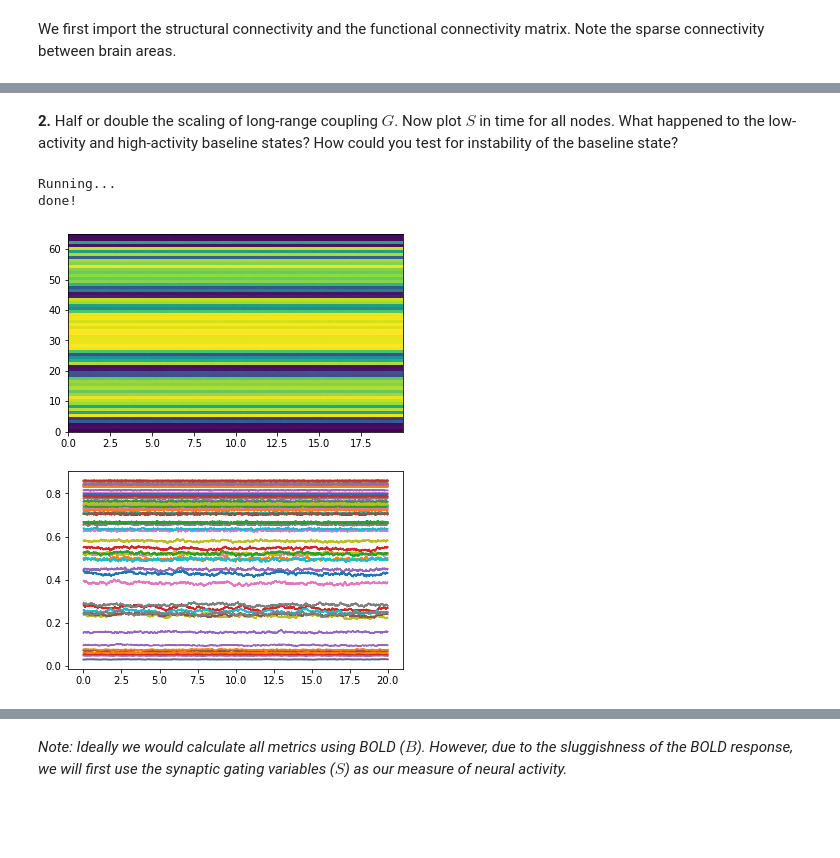
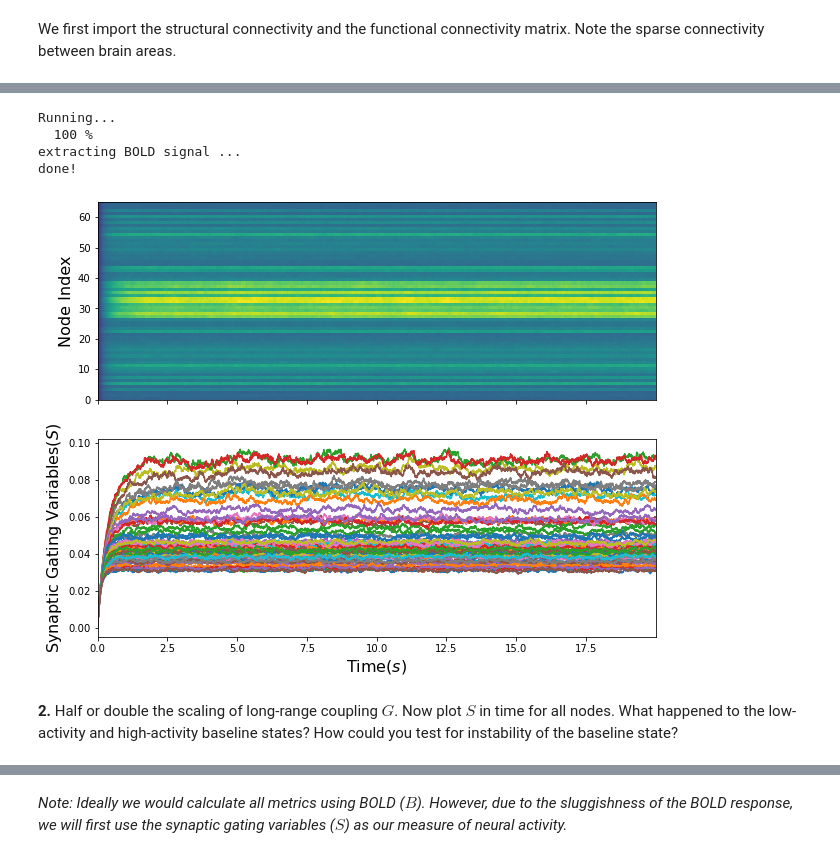
Before and after one commit to NeoNeuron/CCN2021_TUT, a Jupyter notebook: large-scale.ipynb, the cells around one changed output, grey strips where cells are left out. Drawn from its saved outputs; the diff is of its cells as text; code cells hidden in the pictures; blank space fills up the shorter version.

```diff
--- a/large-scale.ipynb
+++ b/large-scale.ipynb
@@ -338,13 +327,13 @@ _Note: For comptuational expediency in this tutorial, we will focus on the dynam
 # %%
-####  get default parameters
+#  get default parameters
 default_params=default_pars(C,)
-#### run simulation
+# run simulation
 DATAPACK = run_sim(default_params,verbose=True)
 
-fig,ax = plt.subplots(2,1,figsize=(6,8))
-tt = default_params['range_t']
-#### heatmap
-ax[0].pcolormesh(tt, np.arange(66),DATAPACK['S'])
-Sdata = DATAPACK['S']
-for ineuron in range(default_params['N']):
-    ax[1].plot(tt,Sdata[ineuron])
+plot_S_dynamics(default_params, DATAPACK)
+# %% [output]
+Running...
+  100 %
+extracting BOLD signal ...
+done!
+[figure, added]
@@ -359,32 +340,2 @@ for ineuron in range(default_params['N']):
 # %% [markdown]
 **2.** Half or double the scaling of long-range coupling $G$. Now plot $S$ in time for all nodes. What happened to the low-activity and high-activity baseline states? How could you test for instability of the baseline state?
-# %%
-####  get default parameters
-default_params=default_pars(C,)
-params=default_params.copy()
-# params['G']*=0.5
-# #### run simulation
-# DATAPACK = run_sim_h(params,verbose=True)#,S=DATAPACK['S'])
-
-# fig,ax = plt.subplots(2,1,figsize=(6,8))
-# tt = default_params['range_t']
-# #### heatmap
-# ax[0].pcolormesh(tt, np.arange(66),DATAPACK['S'])
-# Sdata = DATAPACK['S']
-# for ineuron in range(default_params['N']):
-#     ax[1].plot(tt,Sdata[ineuron])
-
-params['G']*=1.0
-#### run simulation
-DATAPACK = run_sim_h(params,verbose=True,S=DATAPACK['S'])
-fig,ax = plt.subplots(2,1,figsize=(6,8))
-tt = default_params['range_t']
-#### heatmap
-ax[0].pcolormesh(tt, np.arange(66),DATAPACK['S'])
-Sdata = DATAPACK['S']
-for ineuron in range(default_params['N']):
-    ax[1].plot(tt,Sdata[ineuron])
-# %% [output]
-Running...
-done!
-[figure, removed]
```
Also changed, not shown: parts of 42 cells of this notebook, 3 other files.
